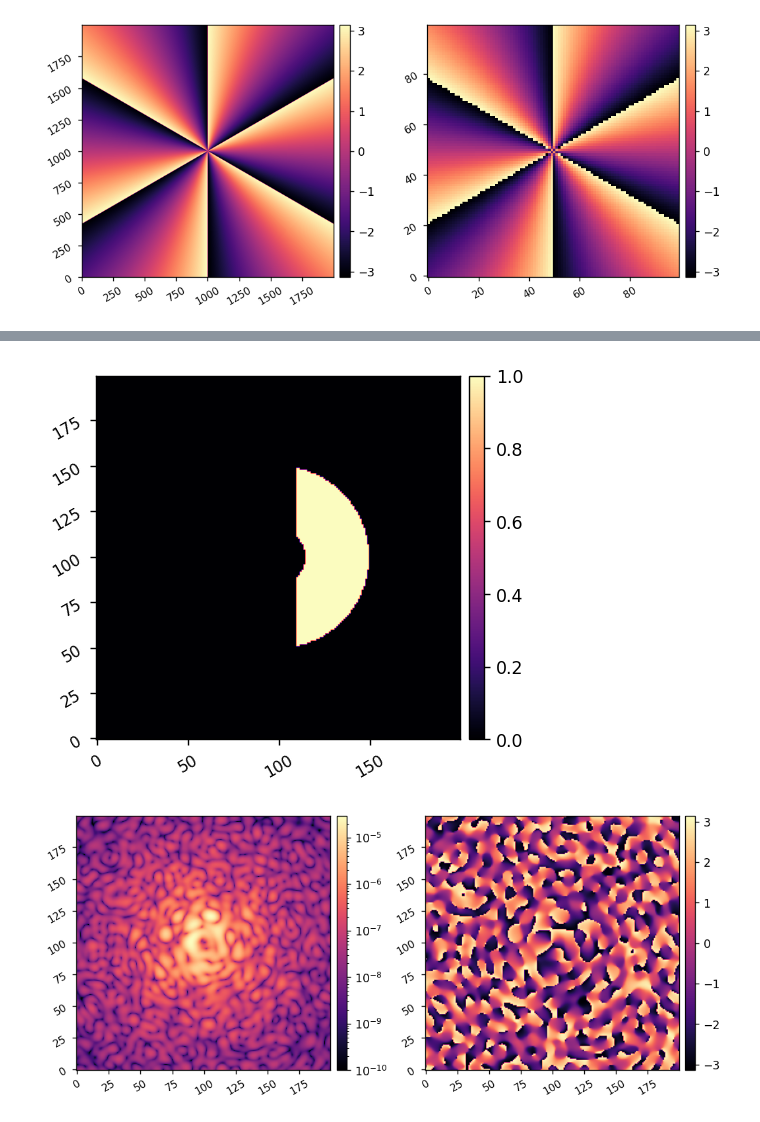
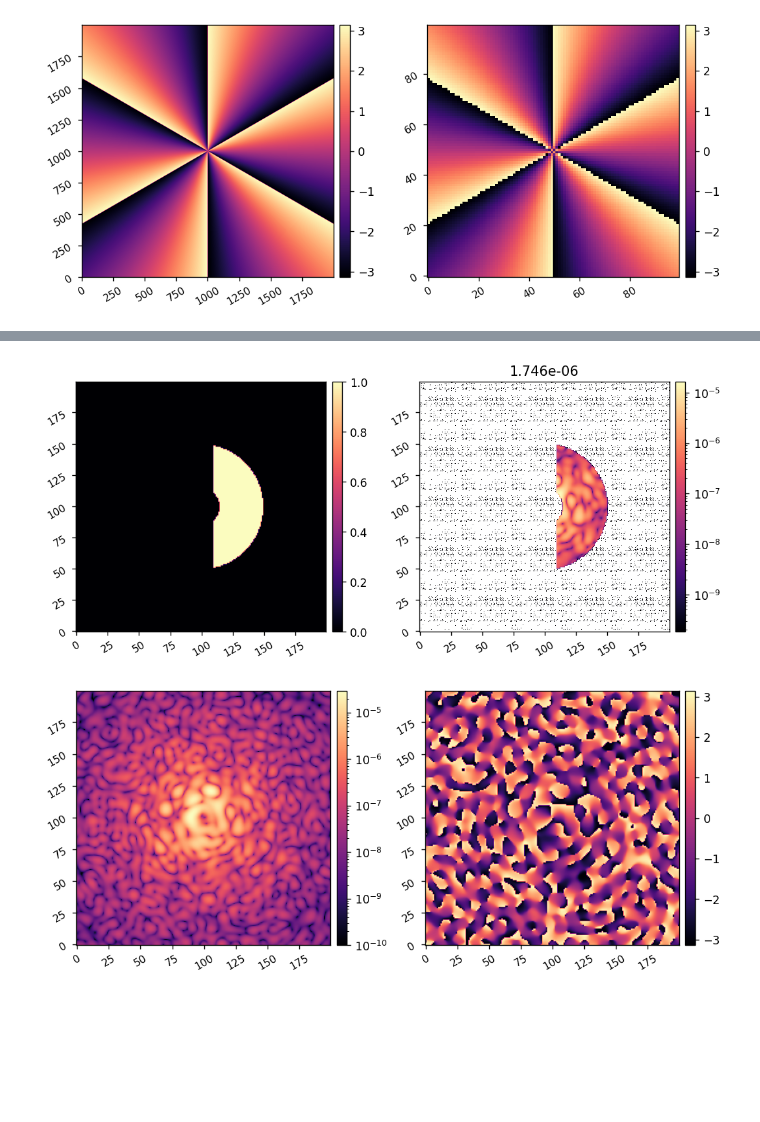
Before and after one commit to uasal/scoob-psf, a Jupyter notebook: example-notebooks/jax_scoob_cost_function.ipynb, the cells around one changed output, grey strips where cells are left out. Drawn from its saved outputs; the diff is of its cells as text; code cells hidden in the pictures; blank space fills up the shorter version.

```diff
--- a/example-notebooks/jax_scoob_cost_function.ipynb
+++ b/example-notebooks/jax_scoob_cost_function.ipynb
@@ -66,9 +71,10 @@ image = model.snap(plot=True, vmin=1e-10)
 [figure]
 # %%
 control_mask = (model.im_grid_pol[0] > 3)*(model.im_grid_pol[0] < 10)*(model.im_grid_car[0]>2)
-imshow1(ensure_np_array(control_mask))
+rms_con = jnp.sqrt(jnp.mean(image[control_mask]**2))
+imshow2(ensure_np_array(control_mask), ensure_np_array(control_mask*image), None, f'{rms_con:.3e}', lognorm2=True)
 # %% [output]
-[figure, old version]
+[figure, new version]
 # %%
 E_ab = model.propagate()
 imshow2(ensure_np_array(jnp.abs(E_ab)**2), ensure_np_array(jnp.angle(E_ab)), lognorm1=True, vmin1=1e-10)
```
Also changed, not shown: parts of 9 cells of this notebook, 10 other files.
